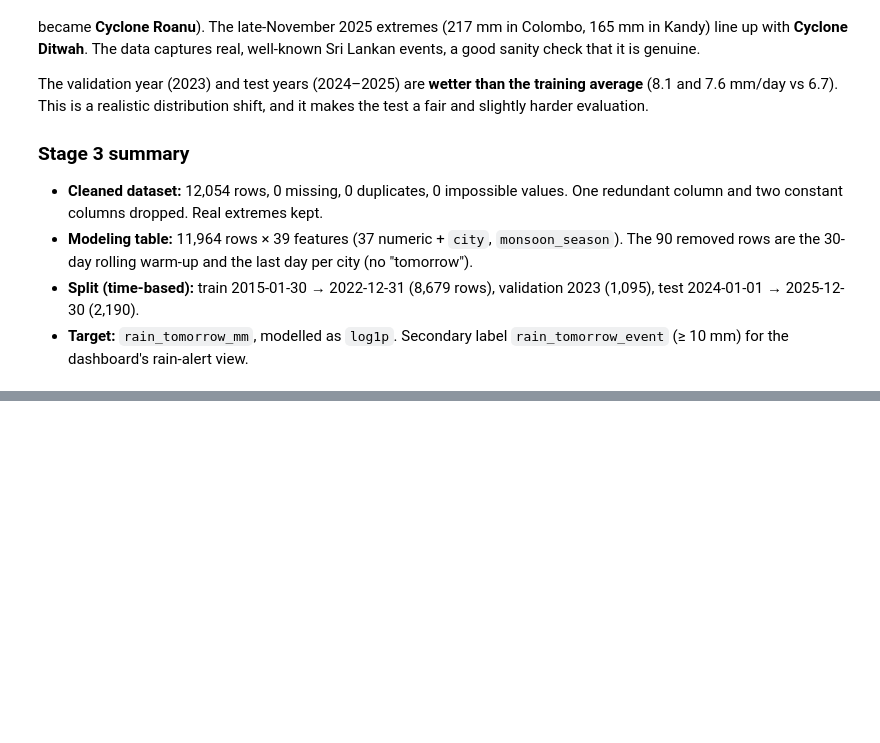
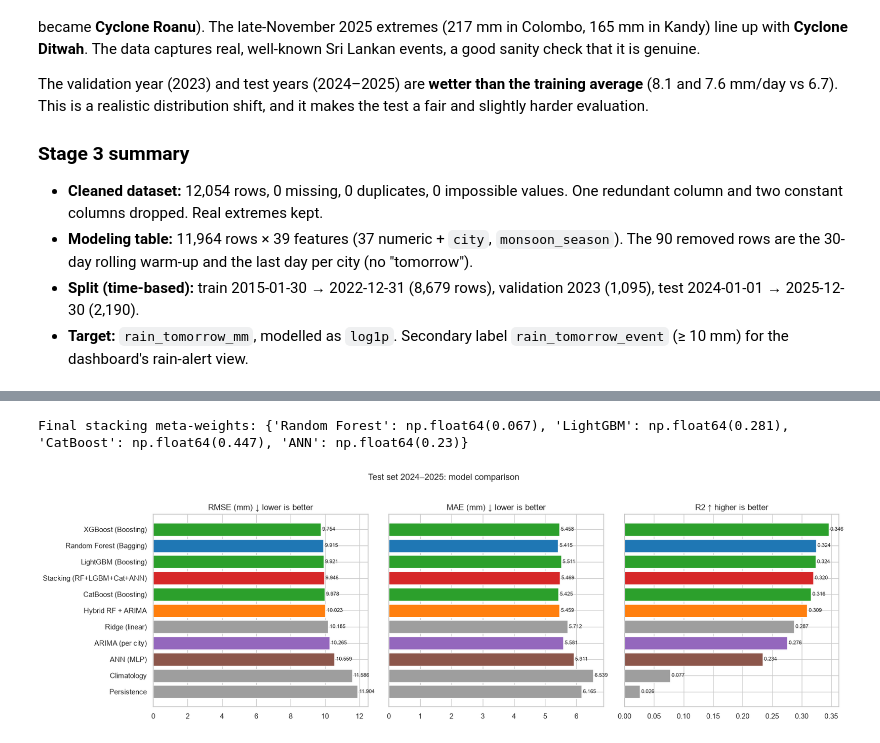
Before and after one commit to SinethNR/sl-rainfall-ensemble, a Jupyter notebook: ensemble_analysis.ipynb, the cells around one changed output, grey strips where cells are left out. Drawn from its saved outputs; the diff is of its cells as text; code cells hidden in the pictures; blank space fills up the shorter version.

Commit message:
Stage 4: bagging, boosting, stacking, RF+ARIMA hybrid, SHAP and interpretation
Co-Authored-By: Claude Opus 5.5 (1M context) <noreply@anthropic.com>

```diff
--- a/ensemble_analysis.ipynb
+++ b/ensemble_analysis.ipynb
@@ -439,0 +687,30 @@ _To be completed in the next stage._
+# %%
+t0 = time.time()
+final_models = {}
+test_preds, ridge_b = baseline_preds(trval, test)
+final_models["Ridge (linear)"] = ridge_b
+
+for name, maker in [("Random Forest (Bagging)", make_rf), ("LightGBM (Boosting)", make_lgb), ("XGBoost (Boosting)", make_xgb),
+                    ("CatBoost (Boosting)", make_cat), ("ANN (MLP)", make_mlp), ("Stacking (RF+LGBM+Cat+ANN)", make_stack)]:
+    t1 = time.time()
+    final_models[name] = maker().fit(trval[FEATURES], to_log(trval[TARGET]))
+    test_preds[name] = to_mm(final_models[name].predict(test[FEATURES]))
+    print(f"{name:30s} fitted in {time.time()-t1:5.1f}s")
+
+arima_b, arima_models_b, hyb_rf_b = fit_hybrid(trval, "2023-12-31")
+test_preds["ARIMA (per city)"], test_preds["Hybrid RF + ARIMA"] = predict_hybrid(arima_b, hyb_rf_b, test)
+print(f"total {time.time()-t0:.1f}s")
+test_preds_raw = dict(test_preds)
+test_preds = {k: v * SMEAR.get(k, 1.0) for k, v in test_preds.items()}   # frozen factors from validation
+
+FAMILY = {"Persistence": "Baseline", "Climatology": "Baseline", "Ridge (linear)": "Baseline", "ANN (MLP)": "Neural net",
+          "Random Forest (Bagging)": "Bagging", "LightGBM (Boosting)": "Boosting", "XGBoost (Boosting)": "Boosting",
+          "CatBoost (Boosting)": "Boosting", "Stacking (RF+LGBM+Cat+ANN)": "Stacking", "ARIMA (per city)": "Time-series",
+          "Hybrid RF + ARIMA": "Hybrid"}
+test_table = pd.DataFrame({k: score(test[TARGET], v) for k, v in test_preds.items()}).T
+test_table.insert(0, "Family", test_table.index.map(FAMILY))
+test_table = test_table.sort_values("RMSE_mm")
+persist_rmse = test_table.loc["Persistence", "RMSE_mm"]
+test_table["RMSE_gain_vs_persistence_%"] = 100 * (1 - test_table["RMSE_mm"] / persist_rmse)
+test_table["R2_without_smearing"] = [r2_score(test[TARGET], test_preds_raw[k]) for k in test_table.index]
+test_table.round(3)
@@ -439,0 +737,18 @@ _To be completed in the next stage._
+# %%
+stack_w = dict(zip(["Random Forest", "LightGBM", "CatBoost", "ANN"], final_models["Stacking (RF+LGBM+Cat+ANN)"].final_estimator_.coef_))
+print("Final stacking meta-weights:", {k: round(v, 3) for k, v in stack_w.items()})
+
+# Comparison chart
+plot_t = test_table.sort_values("RMSE_mm", ascending=False)
+fam_colors = {"Baseline": "#9e9e9e", "Neural net": "#8c564b", "Bagging": "#1f77b4", "Boosting": "#2ca02c",
+              "Stacking": "#d62728", "Time-series": "#9467bd", "Hybrid": "#ff7f0e"}
+fig, axes = plt.subplots(1, 3, figsize=(17, 5.2), sharey=True)
+for ax, col in zip(axes, ["RMSE_mm", "MAE_mm", "R2"]):
+    ax.barh(plot_t.index, plot_t[col], color=plot_t["Family"].map(fam_colors))
+    for y, v in enumerate(plot_t[col]): ax.text(v, y, f" {v:.3f}", va="center", fontsize=8)
+    ax.set_title(col.replace("_mm", " (mm)") + (" ↓ lower is better" if col != "R2" else " ↑ higher is better"))
+plt.suptitle("Test set 2024–2025: model comparison", y=1.02, fontsize=13)
+plt.tight_layout(); plt.savefig(FIG_DIR / "model_comparison.png", dpi=130, bbox_inches="tight"); plt.show()
+# %% [output]
+Final stacking meta-weights: {'Random Forest': np.float64(0.067), 'LightGBM': np.float64(0.281), 'CatBoost': np.float64(0.447), 'ANN': np.float64(0.23)}
+[figure, added]
```
Also changed, not shown: parts of 35 cells of this notebook, 22 other files.
